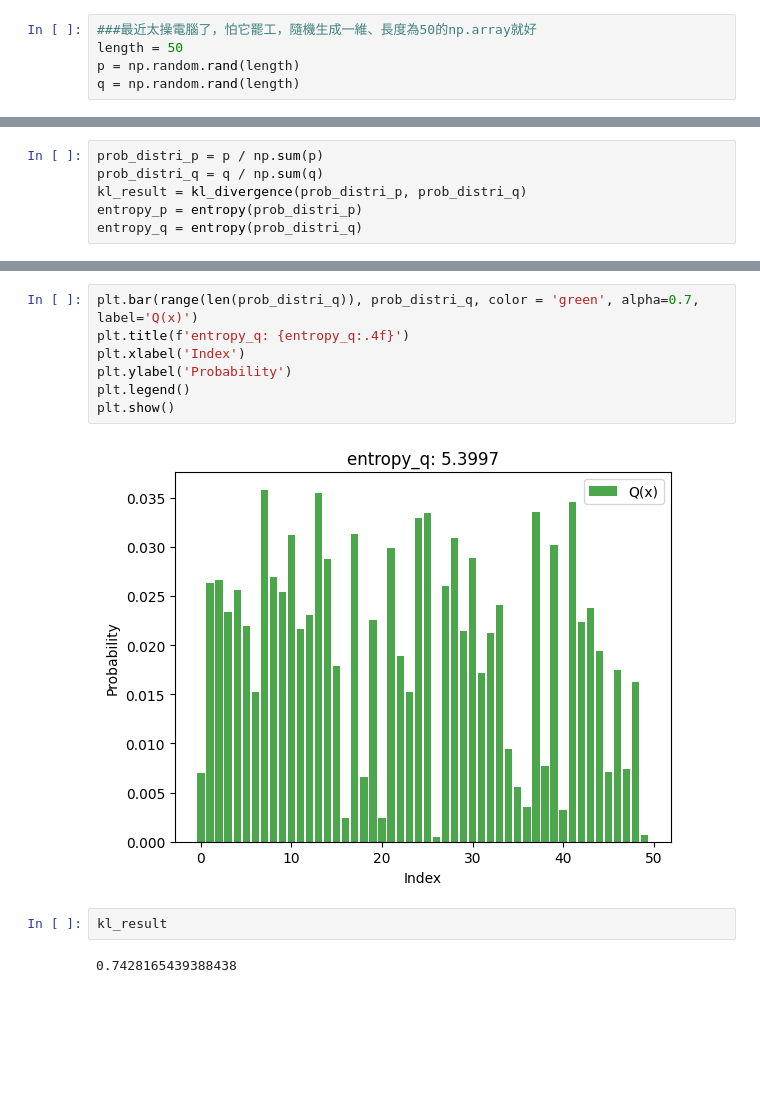
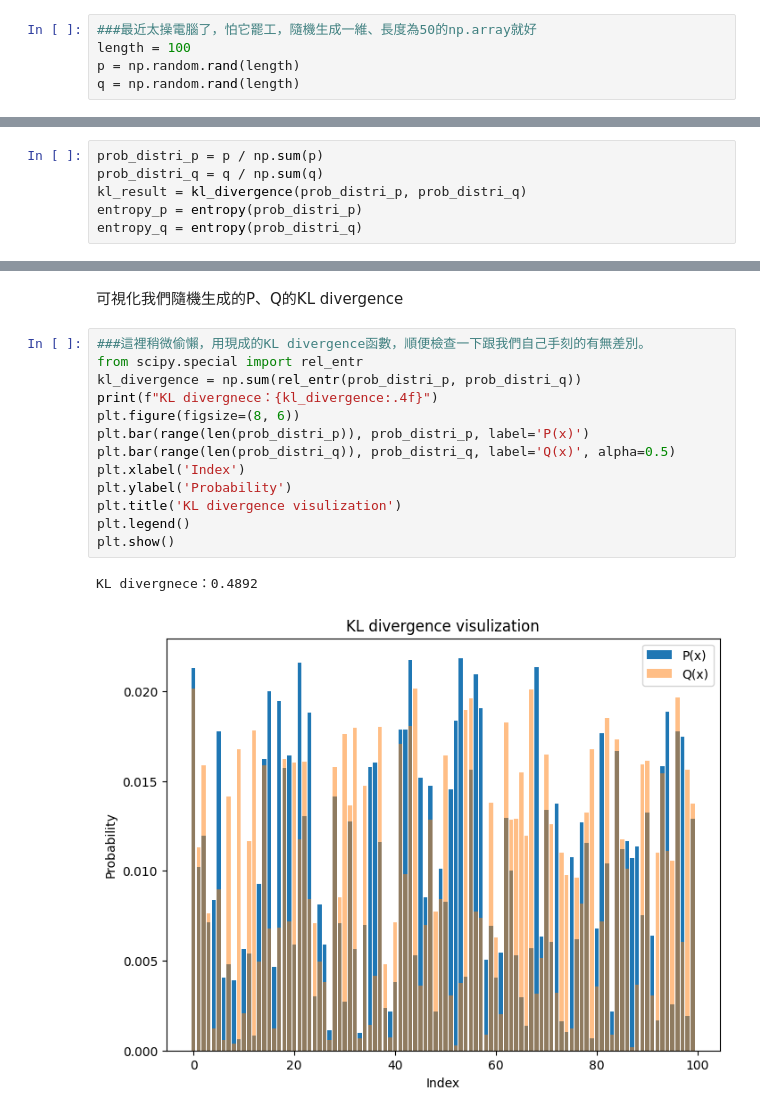
Before and after one commit to arthur422tp/arthur422, a Jupyter notebook: 生成式AI作業二.ipynb, the cells around one changed output, grey strips where cells are left out. Saved outputs shown, nothing was run; the diff lists cells and outputs as text; blank space fills up the shorter version.

```diff
--- a/生成式AI作業二.ipynb
+++ b/生成式AI作業二.ipynb
@@ -28,6 +28,6 @@ def kl_divergence(p, q):
 # %%
 ###最近太操電腦了，怕它罷工，隨機生成一維、長度為50的np.array就好
-length = 50
+length = 100
 p = np.random.rand(length)
 q = np.random.rand(length)
 # %%
@@ -93,13 +82,18 @@ plt.show()
-# %%
-plt.bar(range(len(prob_distri_q)), prob_distri_q, color = 'green', alpha=0.7, label='Q(x)')
-plt.title(f'entropy_q: {entropy_q:.4f}')
-plt.xlabel('Index')
-plt.ylabel('Probability')
-plt.legend()
-plt.show()
-# %% [output]
-[figure, removed]
-# %%
-kl_result
-# %% [output]
-0.7428165439388438
+# %% [markdown]
+可視化我們隨機生成的P、Q的KL divergence
+# %%
+###這裡稍微偷懶，用現成的KL divergence函數，順便檢查一下跟我們自己手刻的有無差別。
+from scipy.special import rel_entr
+kl_divergence = np.sum(rel_entr(prob_distri_p, prob_distri_q))
+print(f"KL divergnece：{kl_divergence:.4f}")
+plt.figure(figsize=(8, 6))
+plt.bar(range(len(prob_distri_p)), prob_distri_p, label='P(x)')
+plt.bar(range(len(prob_distri_q)), prob_distri_q, label='Q(x)', alpha=0.5)
+plt.xlabel('Index')
+plt.ylabel('Probability')
+plt.title('KL divergence visulization')
+plt.legend()
+plt.show()
+# %% [output]
+KL divergnece：0.4892
+[figure, added]
```
Also changed, not shown: parts of 9 cells of this notebook.
